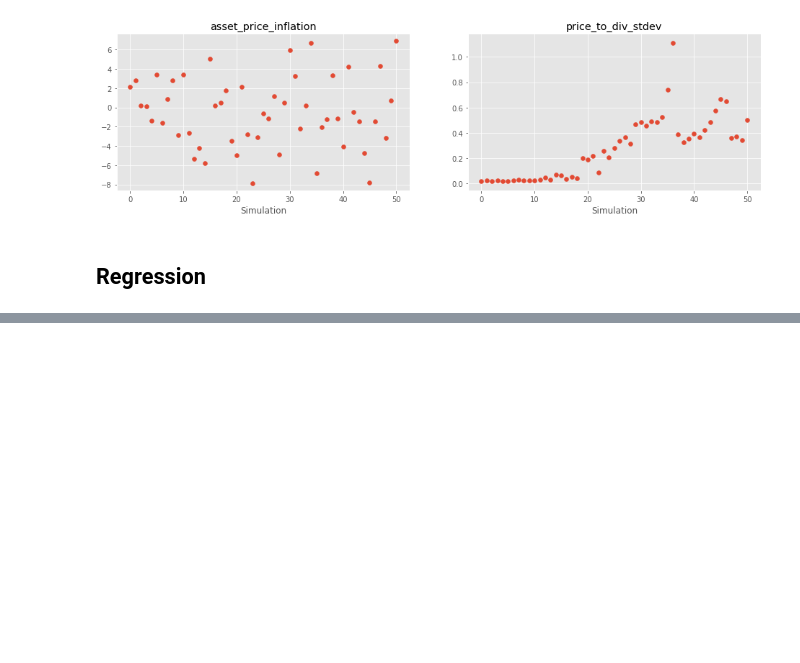
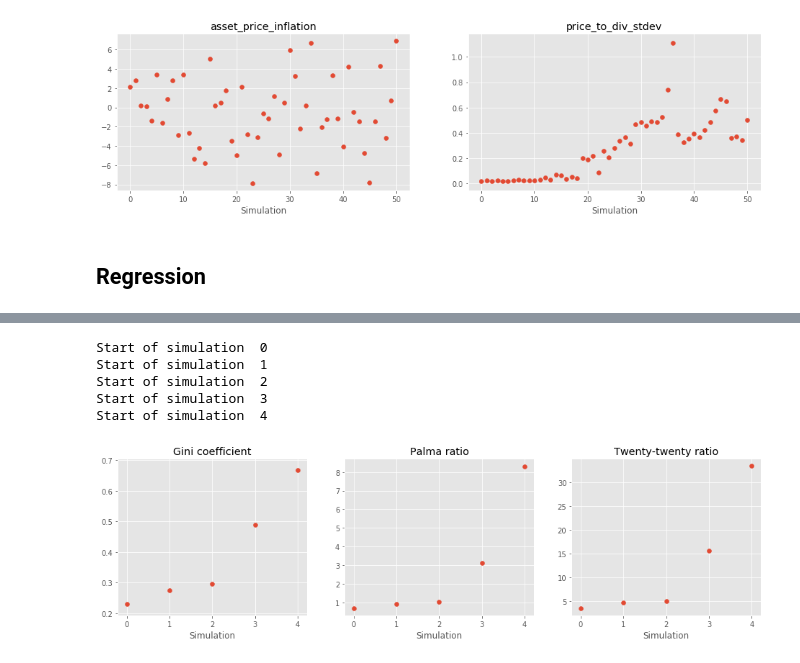
Before and after one commit to joerischasfoort/bubble-inequality, a Jupyter notebook: speculation_experiment.ipynb, the cells around one changed output, grey strips where cells are left out. Cells and saved outputs as stored; diff of their text form; code cells hidden in the pictures; blank space fills up the shorter version.

```diff
--- a/speculation_experiment.ipynb
+++ b/speculation_experiment.ipynb
@@ -170,0 +177,46 @@ Standard errors in parentheses.
+# %%
+params['strat_share_chartists'] = 0.001
+params['average_learning_ability'] = 0.0
+params['fundamentalist_horizon_multiplier'] = 0.2
+# %%
+stdev_fundamental = [x / 10.0 for x in range(5, 105, 20)]
+# %%
+trdrs = []
+orbs = []
+for seed in range(NRUNS):
+    params['std_fundamental'] = stdev_fundamental[seed]
+    traders, orderbook = init_objects_distr(params, seed)
+    traders, orderbook = pb_distr_model(traders, orderbook, params, seed)
+    trdrs.append(traders)
+    orbs.append(orderbook)
+# %% [output]
+Start of simulation  0
+Start of simulation  1
+Start of simulation  2
+Start of simulation  3
+Start of simulation  4
+# %%
+ginis = []
+palmas = []
+twtws = []
+asset_price_inflation = []
+price_to_div_stdev = []
+
+for idx, traders in enumerate(trdrs):
+    #print(t)
+    money = np.array([x.var.money[-1] for x in trdrs[idx]])
+    stocks = np.array([x.var.stocks[-1] for x in trdrs[idx]])
+    wealth = money + (stocks * orbs[idx].tick_close_price[-1])
+
+    asset_price_inflation.append(orbs[idx].tick_close_price[-1] - orbs[idx].tick_close_price[0])
+    price_to_div_stdev.append((pd.Series(orbs[idx].tick_close_price) / pd.Series(orbs[idx].fundamental[1:])).std())
+
+    share_top_10 = sum(np.sort(wealth)[int(len(wealth) * 0.9):]) / sum(wealth)
+    share_bottom_40 = sum(np.sort(wealth)[:int(len(wealth) * 0.4)]) / sum(wealth)
+    palmas.append(share_top_10 / share_bottom_40)
+
+    share_top_20 = sum(np.sort(wealth)[int(len(wealth) * 0.8):]) / sum(wealth)
+    share_bottom_20 = sum(np.sort(wealth)[:int(len(wealth) * 0.2)]) / sum(wealth)
+    twtws.append(share_top_20 / share_bottom_20)
+
+    ginis.append(gini(wealth))
@@ -170,0 +227,15 @@ Standard errors in parentheses.
+# %%
+fig, (ax1, ax2, ax3) = plt.subplots(1, 3, figsize=[16,4])
+
+ax1.scatter(range(len(ginis)), ginis)
+ax2.scatter(range(len(palmas)), palmas)
+ax3.scatter(range(len(twtws)), twtws)
+
+ax3.set_title('Twenty-twenty ratio')
+ax2.set_title('Palma ratio')
+ax1.set_title('Gini coefficient')
+
+for ax in [ax1, ax2, ax3]:
+    ax.set_xlabel('Simulation')
+# %% [output]
+[figure, added]
```
Also changed, not shown: parts of 5 cells of this notebook, 6 other files.
